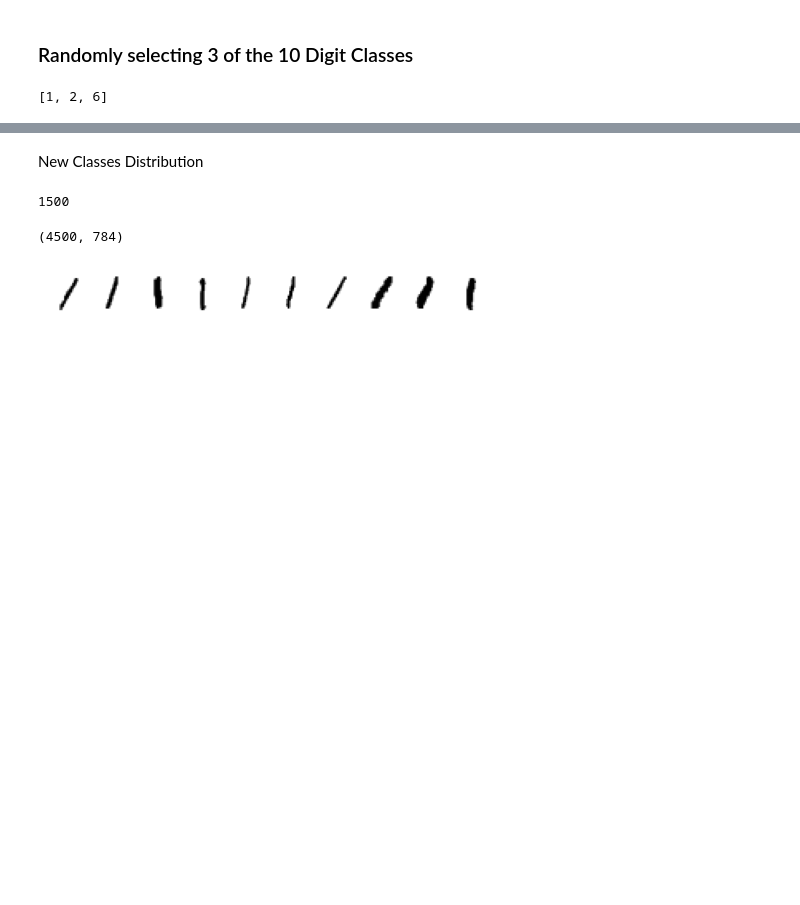
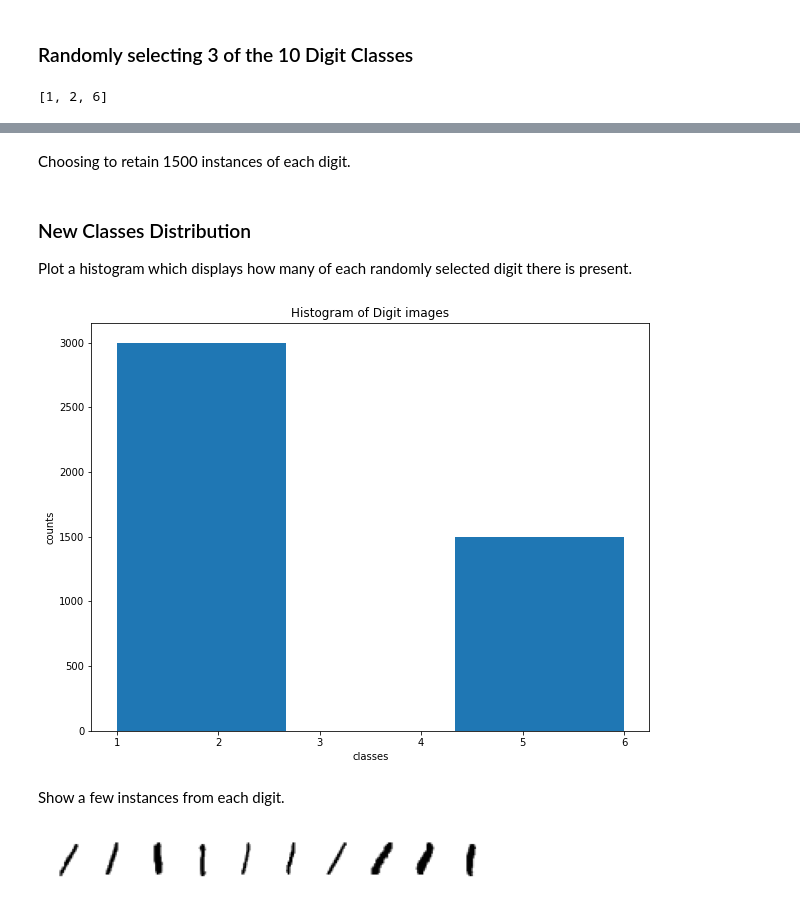
Before and after one commit to M-McKegney/UL_ET5003_Etivity1_2021, a Jupyter notebook: ET5003_Etivity1_MichaelMcKegney_20149743.ipynb, the cells around one changed output, grey strips where cells are left out. Drawn from its saved outputs; the diff is of its cells as text; code cells hidden in the pictures; blank space fills up the shorter version.

```diff
--- a/ET5003_Etivity1_MichaelMcKegney_20149743.ipynb
+++ b/ET5003_Etivity1_MichaelMcKegney_20149743.ipynb
@@ -253,3 +248,5 @@ X_train.shape
+# %% [markdown]
+Choosing to retain 1500 instances of each digit.
 # %%
 # The number of instances we'll keep for each of our 3 digits:
 inst_class = 1500                                                           # Random choice for now
@@ -274,8 +271,21 @@ y_train = np.hstack(labels)
 #y_train
 
 #print(type(X_train))
-# %% [markdown]
-New Classes Distribution
+# %% [markdown]
+### New Classes Distribution
+
+Plot a histogram which displays how many of each randomly selected digit there is present.
+# %%
+fig, ax = plt.subplots(figsize=(10,7.5))
+ind = np.arange(n_classes)
+
+n, bins, patches = ax.hist(y_train, n_classes)
+ax.set_xlabel('classes')
+ax.set_ylabel('counts')
+ax.set_title(r'Histogram of Digit images')
+plt.show()
+# %% [output]
+[figure, added]
 # %%
 # plot digits
 def plot_digits(instances, images_per_row=5, **options):
@@ -292,13 +302,5 @@ def plot_digits(instances, images_per_row=5, **options):
     image = np.concatenate(row_images, axis=0)
     plt.imshow(image,  cmap='gist_yarg', **options)
     plt.axis("off")
-# %%
-# Number of instances.
-
-inst_class
-# %% [output]
-1500
-# %%
-X_train.shape
-# %% [output]
-(4500, 784)
+# %% [markdown]
+Show a few instances from each digit.
```
Also changed, not shown: parts of 31 cells of this notebook.
